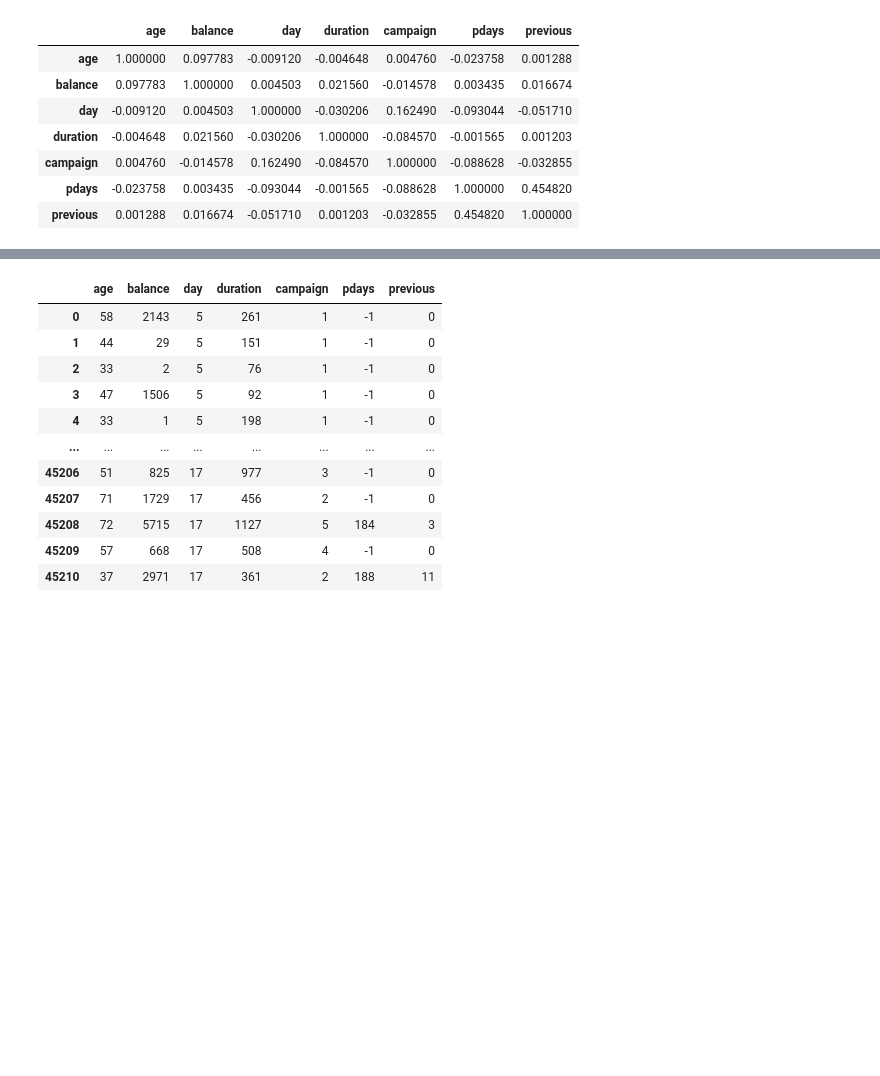
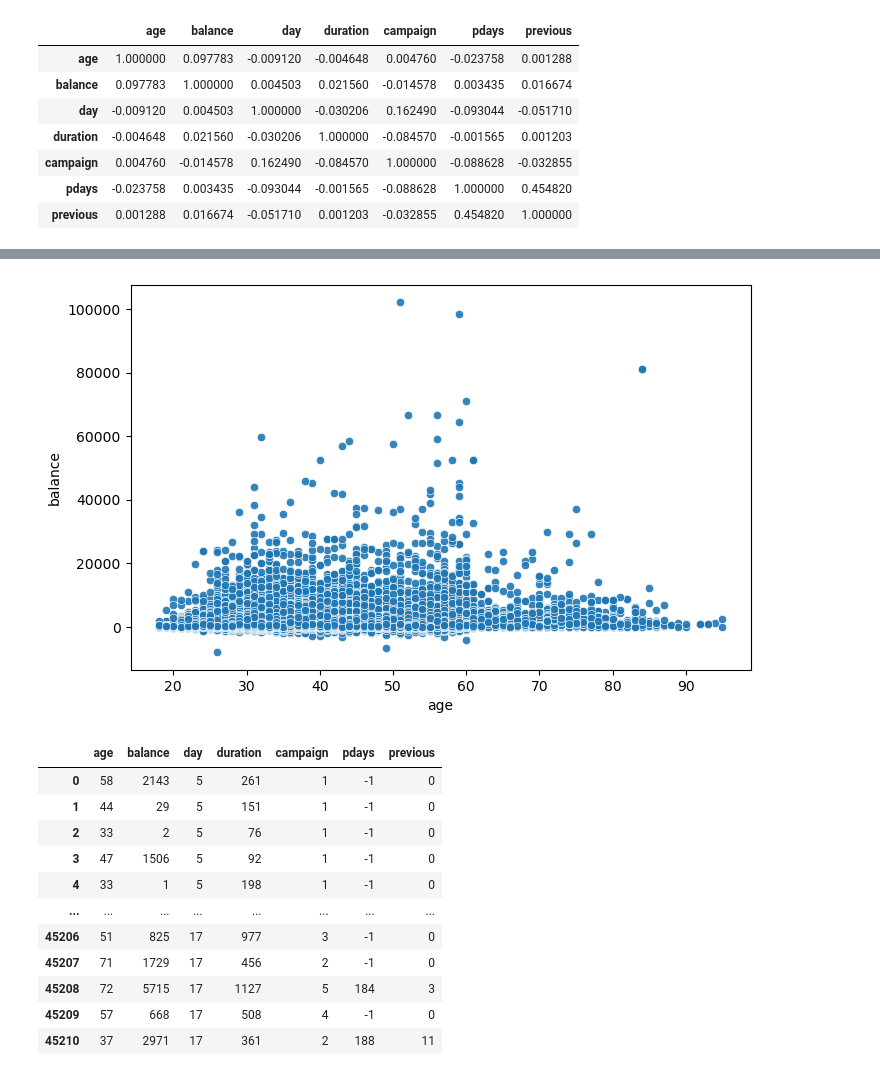
Before and after one commit to eusoumarkinhoz/ML2.2_ensemble_methods_intro, a Jupyter notebook: notebook/EnsembleLearning_v2.ipynb, the cells around one changed output, grey strips where cells are left out. Drawn from its saved outputs; the diff is of its cells as text; code cells hidden in the pictures; blank space fills up the shorter version.

```diff
--- a/notebook/EnsembleLearning_v2.ipynb
+++ b/notebook/EnsembleLearning_v2.ipynb
@@ -124,3 +122,11 @@ plt.colorbar()
+# %%
+import seaborn as sns
+
+plt.figure(figsize=(8,5))
+sns.scatterplot(x='age', y='balance', data=numerical_df, alpha=0.9)
+plt.show()
+# %% [output]
+[figure, added]
 # %%
 numerical_df
 # %% [output]
```
Also changed, not shown: parts of 11 cells of this notebook.
